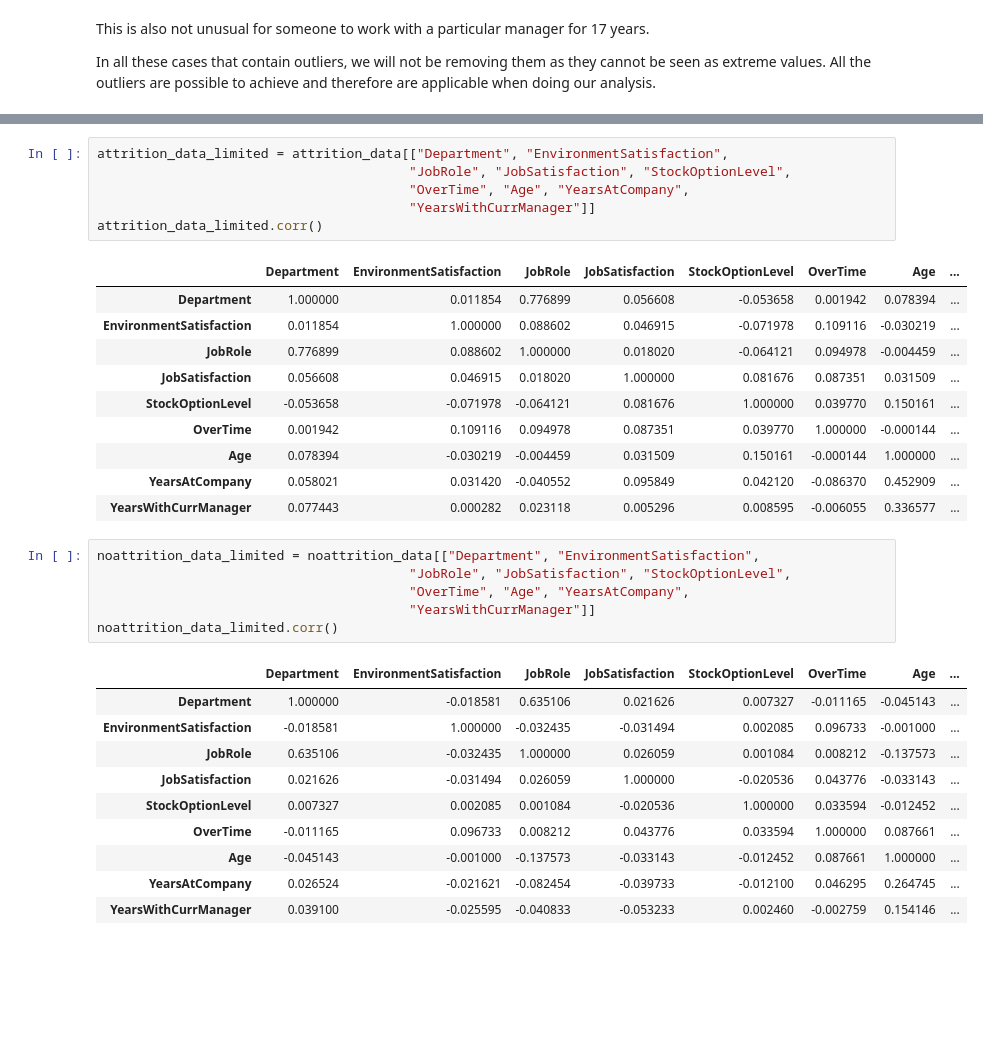
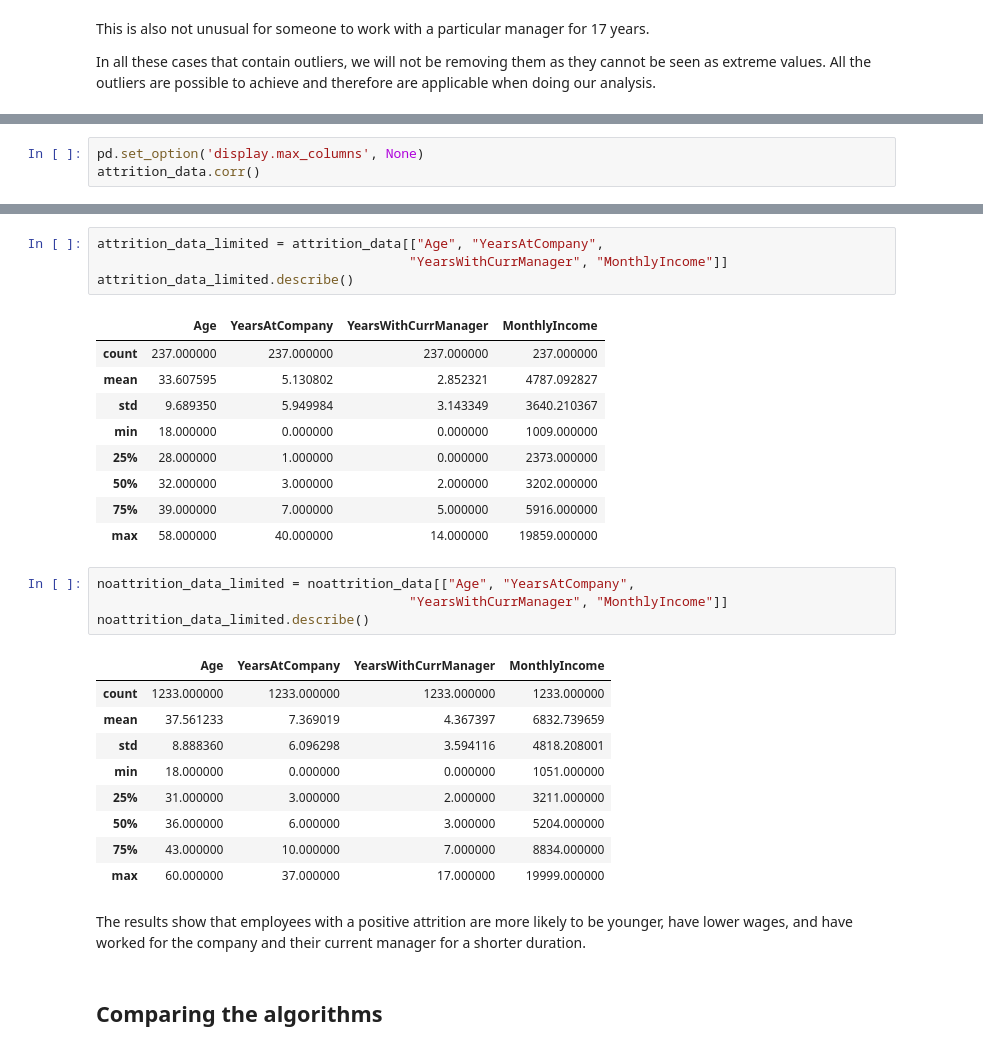
Before and after one commit to Ad2891/Slutuppgift-team12, a Jupyter notebook: Slutuppgift.ipynb, the cells around one changed output, grey strips where cells are left out. Saved outputs shown, nothing was run; the diff lists cells and outputs as text; blank space fills up the shorter version.

Commit message:
Ver 1.12: Compared the algorithms

```diff
--- a/Slutuppgift.ipynb
+++ b/Slutuppgift.ipynb
@@ -429,0 +434,3 @@ In all these cases that contain outliers, we will not be removing them as they c
+# %%
+pd.set_option('display.max_columns', None)
+attrition_data.corr()
@@ -430,34 +497,32 @@ In all these cases that contain outliers, we will not be removing them as they c
 # %%
-attrition_data_limited = attrition_data[["Department", "EnvironmentSatisfaction",
-                                        "JobRole", "JobSatisfaction", "StockOptionLevel",
-                                        "OverTime", "Age", "YearsAtCompany",
-                                        "YearsWithCurrManager"]]
-attrition_data_limited.corr()
+attrition_data_limited = attrition_data[["Age", "YearsAtCompany",
+                                        "YearsWithCurrManager", "MonthlyIncome"]]
+attrition_data_limited.describe()
 # %% [output]
-|  | Department | EnvironmentSatisfaction | JobRole | JobSatisfaction | StockOptionLevel | OverTime | Age | ... |
-| Department | 1.000000 | 0.011854 | 0.776899 | 0.056608 | -0.053658 | 0.001942 | 0.078394 | ... |
-| EnvironmentSatisfaction | 0.011854 | 1.000000 | 0.088602 | 0.046915 | -0.071978 | 0.109116 | -0.030219 | ... |
-| JobRole | 0.776899 | 0.088602 | 1.000000 | 0.018020 | -0.064121 | 0.094978 | -0.004459 | ... |
-| JobSatisfaction | 0.056608 | 0.046915 | 0.018020 | 1.000000 | 0.081676 | 0.087351 | 0.031509 | ... |
-| StockOptionLevel | -0.053658 | -0.071978 | -0.064121 | 0.081676 | 1.000000 | 0.039770 | 0.150161 | ... |
-| OverTime | 0.001942 | 0.109116 | 0.094978 | 0.087351 | 0.039770 | 1.000000 | -0.000144 | ... |
-| Age | 0.078394 | -0.030219 | -0.004459 | 0.031509 | 0.150161 | -0.000144 | 1.000000 | ... |
-| YearsAtCompany | 0.058021 | 0.031420 | -0.040552 | 0.095849 | 0.042120 | -0.086370 | 0.452909 | ... |
-| YearsWithCurrManager | 0.077443 | 0.000282 | 0.023118 | 0.005296 | 0.008595 | -0.006055 | 0.336577 | ... |
+|  | Age | YearsAtCompany | YearsWithCurrManager | MonthlyIncome |
+| count | 237.000000 | 237.000000 | 237.000000 | 237.000000 |
+| mean | 33.607595 | 5.130802 | 2.852321 | 4787.092827 |
+| std | 9.689350 | 5.949984 | 3.143349 | 3640.210367 |
+| min | 18.000000 | 0.000000 | 0.000000 | 1009.000000 |
+| 25% | 28.000000 | 1.000000 | 0.000000 | 2373.000000 |
+| 50% | 32.000000 | 3.000000 | 2.000000 | 3202.000000 |
+| 75% | 39.000000 | 7.000000 | 5.000000 | 5916.000000 |
+| max | 58.000000 | 40.000000 | 14.000000 | 19859.000000 |
 # %%
-noattrition_data_limited = noattrition_data[["Department", "EnvironmentSatisfaction",
-                                        "JobRole", "JobSatisfaction", "StockOptionLevel",
-                                        "OverTime", "Age", "YearsAtCompany",
-                                        "YearsWithCurrManager"]]
-noattrition_data_limited.corr()
+noattrition_data_limited = noattrition_data[["Age", "YearsAtCompany",
+                                        "YearsWithCurrManager", "MonthlyIncome"]]
+noattrition_data_limited.describe()
 # %% [output]
-|  | Department | EnvironmentSatisfaction | JobRole | JobSatisfaction | StockOptionLevel | OverTime | Age | ... |
-| Department | 1.000000 | -0.018581 | 0.635106 | 0.021626 | 0.007327 | -0.011165 | -0.045143 | ... |
-| EnvironmentSatisfaction | -0.018581 | 1.000000 | -0.032435 | -0.031494 | 0.002085 | 0.096733 | -0.001000 | ... |
-| JobRole | 0.635106 | -0.032435 | 1.000000 | 0.026059 | 0.001084 | 0.008212 | -0.137573 | ... |
-| JobSatisfaction | 0.021626 | -0.031494 | 0.026059 | 1.000000 | -0.020536 | 0.043776 | -0.033143 | ... |
-| StockOptionLevel | 0.007327 | 0.002085 | 0.001084 | -0.020536 | 1.000000 | 0.033594 | -0.012452 | ... |
-| OverTime | -0.011165 | 0.096733 | 0.008212 | 0.043776 | 0.033594 | 1.000000 | 0.087661 | ... |
-| Age | -0.045143 | -0.001000 | -0.137573 | -0.033143 | -0.012452 | 0.087661 | 1.000000 | ... |
-| YearsAtCompany | 0.026524 | -0.021621 | -0.082454 | -0.039733 | -0.012100 | 0.046295 | 0.264745 | ... |
-| YearsWithCurrManager | 0.039100 | -0.025595 | -0.040833 | -0.053233 | 0.002460 | -0.002759 | 0.154146 | ... |
+|  | Age | YearsAtCompany | YearsWithCurrManager | MonthlyIncome |
+| count | 1233.000000 | 1233.000000 | 1233.000000 | 1233.000000 |
+| mean | 37.561233 | 7.369019 | 4.367397 | 6832.739659 |
+| std | 8.888360 | 6.096298 | 3.594116 | 4818.208001 |
+| min | 18.000000 | 0.000000 | 0.000000 | 1051.000000 |
+| 25% | 31.000000 | 3.000000 | 2.000000 | 3211.000000 |
+| 50% | 36.000000 | 6.000000 | 3.000000 | 5204.000000 |
+| 75% | 43.000000 | 10.000000 | 7.000000 | 8834.000000 |
+| max | 60.000000 | 37.000000 | 17.000000 | 19999.000000 |
+# %% [markdown]
+The results show that employees with a positive attrition are more likely to be younger, have lower wages, and have worked for the company and their current manager for a shorter duration.
+# %% [markdown]
+## Comparing the algorithms
```
Also changed, not shown: parts of 15 cells of this notebook.
